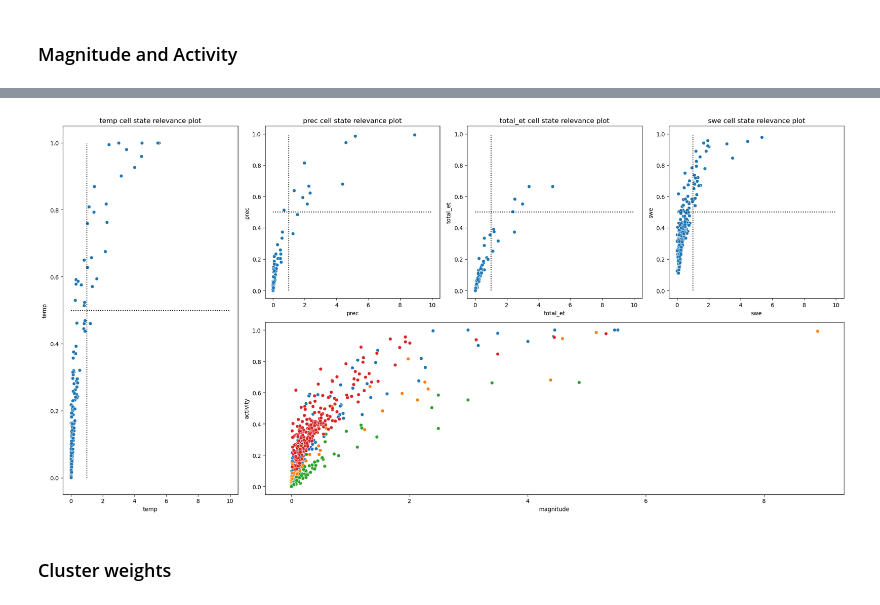
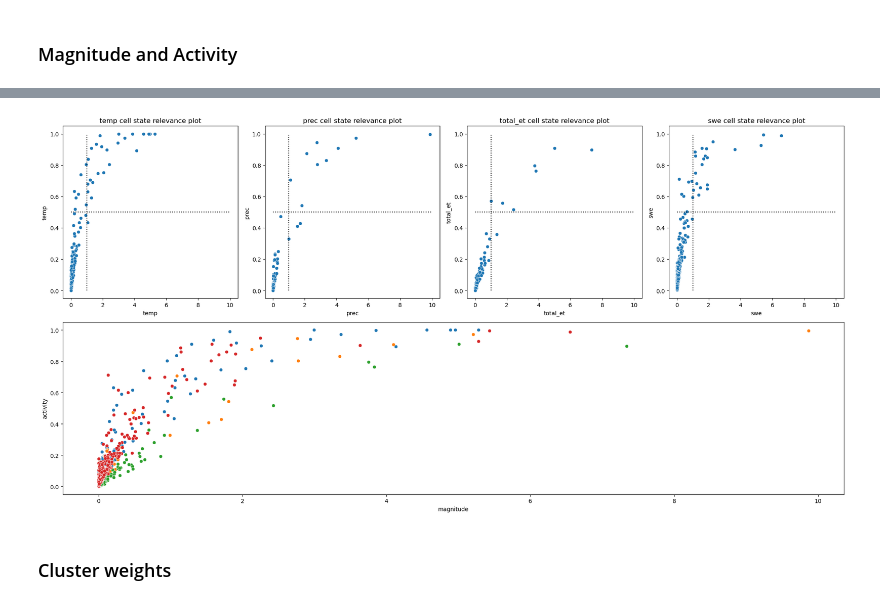
Before and after one commit to tripleUU-U/lamah-ce_lstm, a Jupyter notebook: analysis/probing/probing.ipynb, the cells around one changed output, grey strips where cells are left out. Saved outputs shown, nothing was run; the diff lists cells and outputs as text; code cells hidden in the pictures.

```diff
--- a/analysis/probing/probing.ipynb
+++ b/analysis/probing/probing.ipynb
@@ -303,5 +314,5 @@ for strata in list(strata_labels.values()) + ["domain"]:
 # %%
-strata = 0
+strata = 1
 # %%
 var_domain_magnitude_df = pd.DataFrame(0, columns=range(1,257,1), index=var_name_list, dtype=float)
 var_domain_activity_df = pd.DataFrame(0, columns=range(1,257,1), index=var_name_list, dtype=float)
@@ -315,7 +326,7 @@ for probe_results, name in zip([temp_basin_probe_results, prec_basin_probe_resul
 	weights_df = pd.DataFrame(w_stack, index=strata_ids.index)
 
 	# strata filter
-	#weights_df = weights_df.loc[strata_ids[strata_ids["0"] == strata].index, :]
+	weights_df = weights_df.loc[strata_ids[strata_ids["0"] == strata].index, :]
 	print(len(weights_df))
 
 	# get std of
@@ -342,7 +353,8 @@ for probe_results, name in zip([temp_basin_probe_results, prec_basin_probe_resul
 		p_flag = False
 
 		if magnitude >= 2 or activity >= 0.5:
-			print(f"{cell_state+1}: mag = {magnitude} | act = {activity:.2f}")
+			pass
+			#print(f"{cell_state+1}: mag = {magnitude} | act = {activity:.2f}")
 
 	var_domain_magnitude_df.loc[name, :] = m_list
 	var_domain_activity_df.loc[name, :] = a_list
@@ -375,26 +378,26 @@ sns.heatmap(var_domain_activity_df, ax=axs[1])
 # %%
-fig, axs = plt.subplot_mosaic("ABCD;AEEE", figsize=(20,10))
+fig, axs = plt.subplot_mosaic("ABCD;EEEE", figsize=(20,10))
 
 for name, key in zip(var_name_list, list(axs.keys())[:-1]):
 
 	# single plots
 	sns.scatterplot(x=var_domain_magnitude_df.loc[name,:], y = var_domain_activity_df.loc[name,:], ax=axs[key],)
 	plt.xlabel("magnitude")
 	axs[key].vlines(x=1, ymin=0, ymax=1, linestyles=":", color="black")
 	plt.ylabel("activity")
 	axs[key].hlines(y=0.5, xmin=0, xmax=10, linestyles=":", color="black")
 
 	axs[key].set_title(f"{name} cell state relevance plot")
 
 	# combined plot
 	sns.scatterplot(x=var_domain_magnitude_df.loc[name,:], y = var_domain_activity_df.loc[name,:], ax=axs["E"])
 	plt.xlabel("magnitude")
 	plt.ylabel("activity")
 	axs[key].set_title(f"{name} cell state relevance plot")
 
 
 plt.tight_layout()
 # %% [output]
-[figure, old version]
+[figure, new version]
 # %% [markdown]
 ### Cluster weights
```
Also changed, not shown: parts of 6 cells of this notebook, 4 other files.
